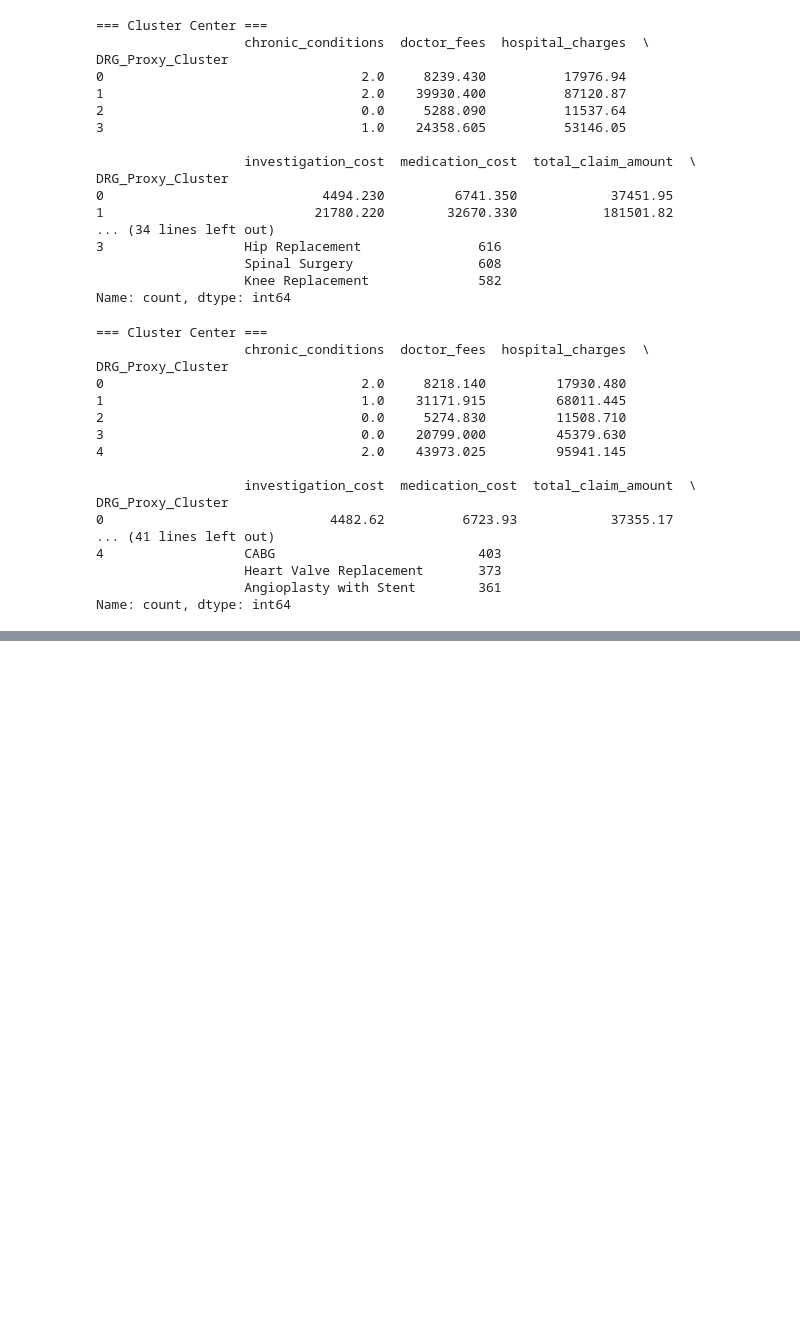
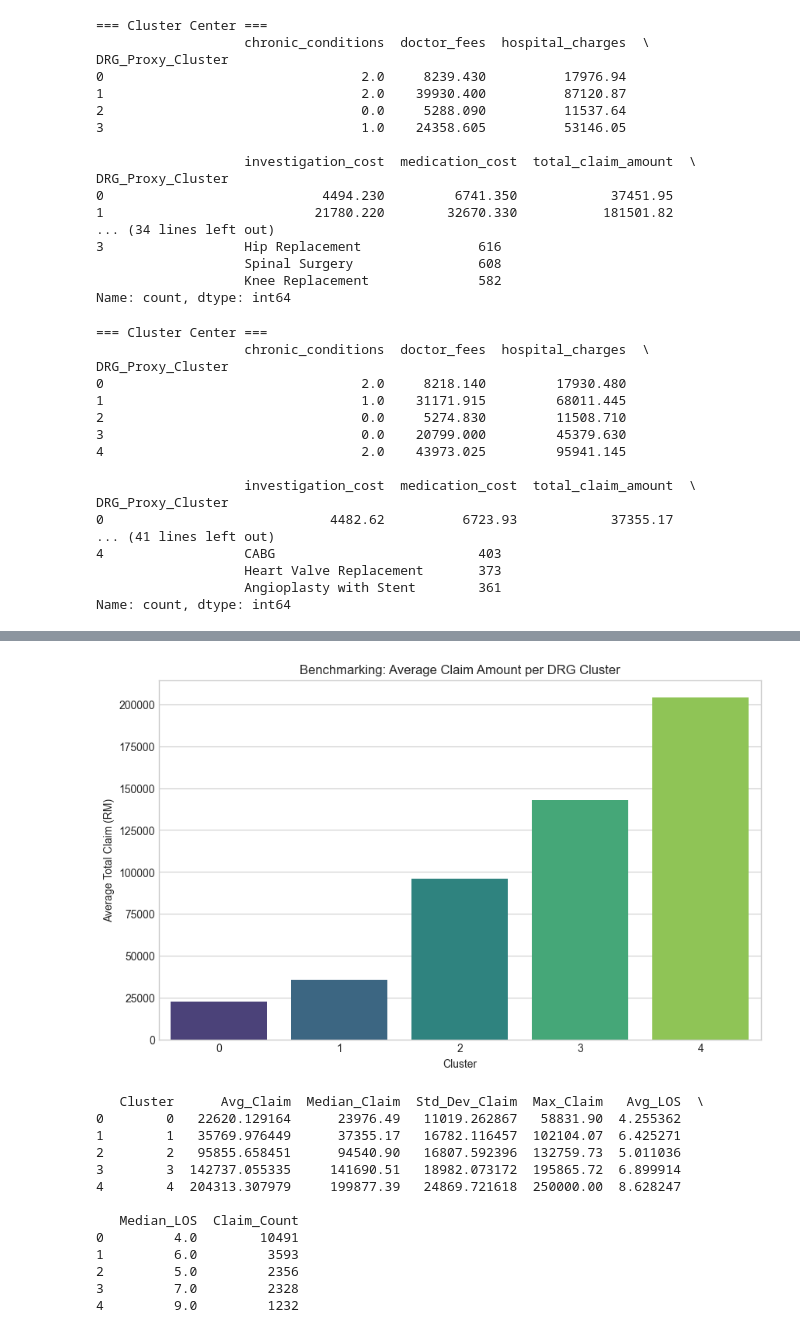
Before and after one commit to RuiZhe2004/dk_yet_umact_hackathon, a Jupyter notebook: Data_Preprocessing_&_Analytics.ipynb, the cells around one changed output, grey strips where cells are left out. Saved outputs shown, nothing was run; the diff lists cells and outputs as text; code cells hidden in the pictures; blank space fills up the shorter version.

Commit message:
added for benchmark calculation

```diff
--- a/Data_Preprocessing_&_Analytics.ipynb
+++ b/Data_Preprocessing_&_Analytics.ipynb
@@ -439,0 +454,9 @@ Name: count, dtype: int64
+# %%
+cluster_order = df.groupby('DRG_Proxy_Cluster')['total_claim_amount'].median().sort_values().index
+
+mapping = {old_label: new_label for new_label, old_label in enumerate(cluster_order)}
+
+df['Ordered_DRG_Group'] = df['DRG_Proxy_Cluster'].map(mapping)
+df_processed['Ordered_DRG_Group'] = df['Ordered_DRG_Group']
+
+print(df.groupby('Ordered_DRG_Group')['total_claim_amount'].median())
@@ -439,0 +471,34 @@ Name: count, dtype: int64
+# %%
+# 1. Calculate Benchmarks per DRG Cluster
+drg_benchmarks = df.groupby('Ordered_DRG_Group').agg({
+    'total_claim_amount': ['mean', 'median', 'std', 'max'],
+    'length_of_stay': ['mean', 'median'],
+    'claim_id': 'count'
+}).reset_index()
+
+# Rename columns for clarity
+drg_benchmarks.columns = ['Cluster', 'Avg_Claim', 'Median_Claim', 'Std_Dev_Claim', 'Max_Claim', 'Avg_LOS', 'Median_LOS', 'Claim_Count']
+
+# 2. Visualize the Benchmarks
+plt.figure(figsize=(10, 6))
+sns.barplot(data=drg_benchmarks, x='Cluster', y='Avg_Claim', palette='viridis')
+plt.title('Benchmarking: Average Claim Amount per DRG Cluster')
+plt.ylabel('Average Total Claim (RM)')
+plt.show()
+
+print(drg_benchmarks)
+# %% [output]
+[figure, added]
+   Cluster      Avg_Claim  Median_Claim  Std_Dev_Claim  Max_Claim   Avg_LOS  \
+0        0   22620.129164      23976.49   11019.262867   58831.90  4.255362
+1        1   35769.976449      37355.17   16782.116457  102104.07  6.425271
+2        2   95855.658451      94540.90   16807.592396  132759.73  5.011036
+3        3  142737.055335     141690.51   18982.073172  195865.72  6.899914
+4        4  204313.307979     199877.39   24869.721618  250000.00  8.628247
+
+   Median_LOS  Claim_Count
+0         4.0        10491
+1         6.0         3593
+2         5.0         2356
+3         7.0         2328
+4         9.0         1232
```
Also changed, not shown: parts of 10 cells of this notebook, 1 other file.
